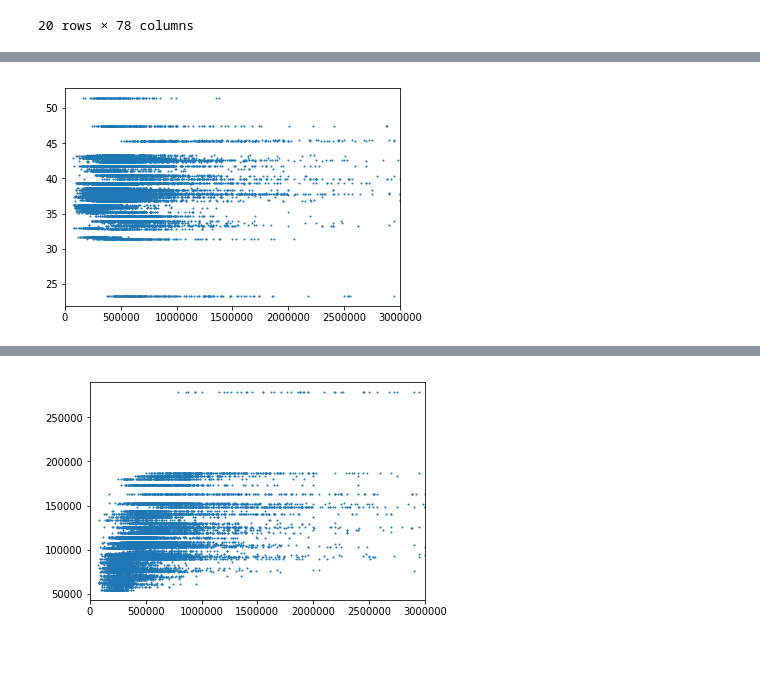
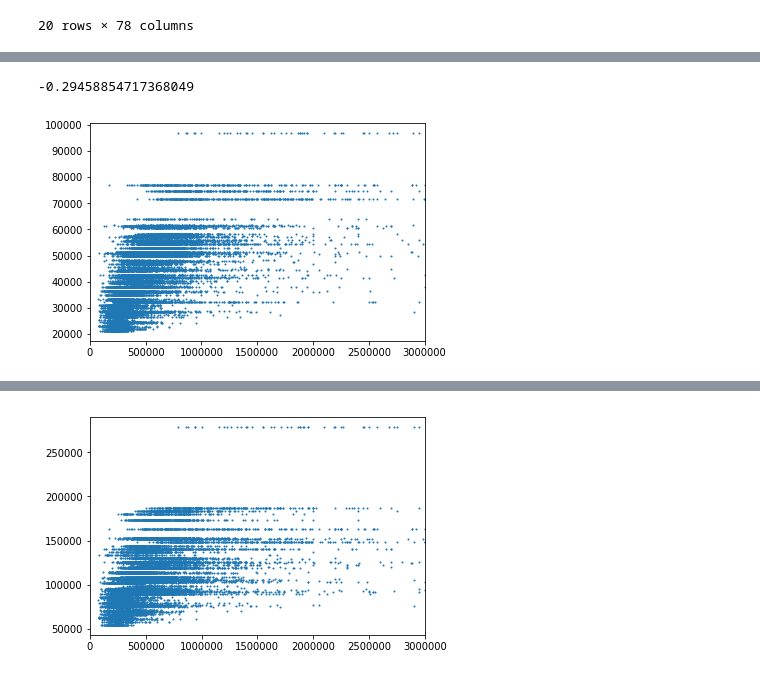
Before and after one commit to MaxParry/DreamTeam, a Jupyter notebook: CensusAnalysis.ipynb, the cells around one changed output, grey strips where cells are left out. Drawn from its saved outputs; the diff is of its cells as text; code cells hidden in the pictures.

Commit message:
changes to CensusAnalysis file and add average price by zip code file

```diff
--- a/CensusAnalysis.ipynb
+++ b/CensusAnalysis.ipynb
@@ -67,6 +125,10 @@ plt.show()
+# %%
+pd.Series(merged_df['price']).corr(merged_df['Unemployment_Rate'])
+# %% [output]
+-0.29458854717368049
 # %%
-plt.scatter(merged_df['price'], merged_df['Median_age_(years)'], s=1)
+plt.scatter(merged_df['price'], merged_df['Income_Per_Capita'], s=1)
 plt.xlim(0,3000000)
 plt.show()
 # %% [output]
-[figure, old version]
+[figure, new version]
```
Also changed, not shown: parts of 34 cells of this notebook, 1 other file.
